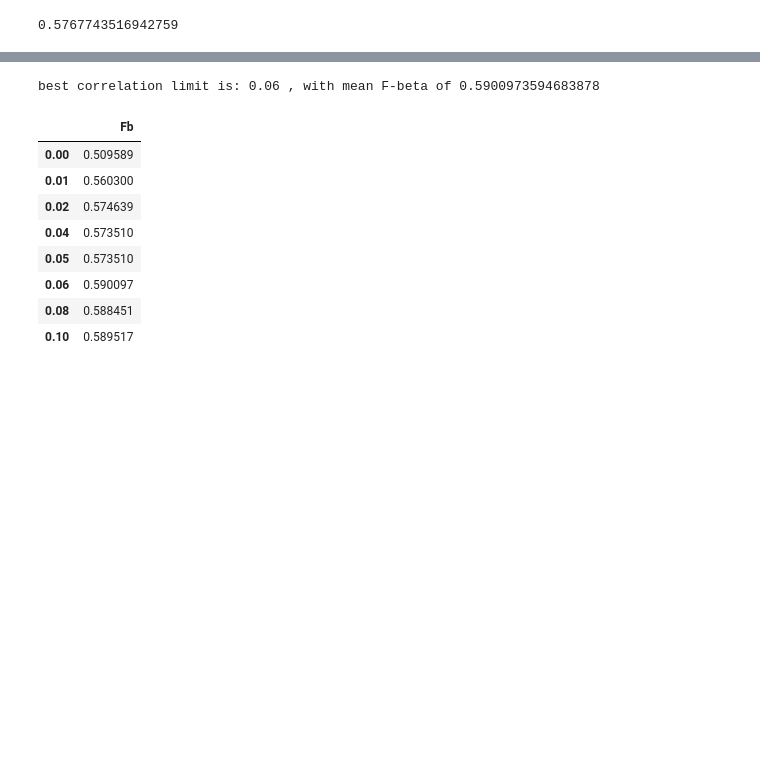
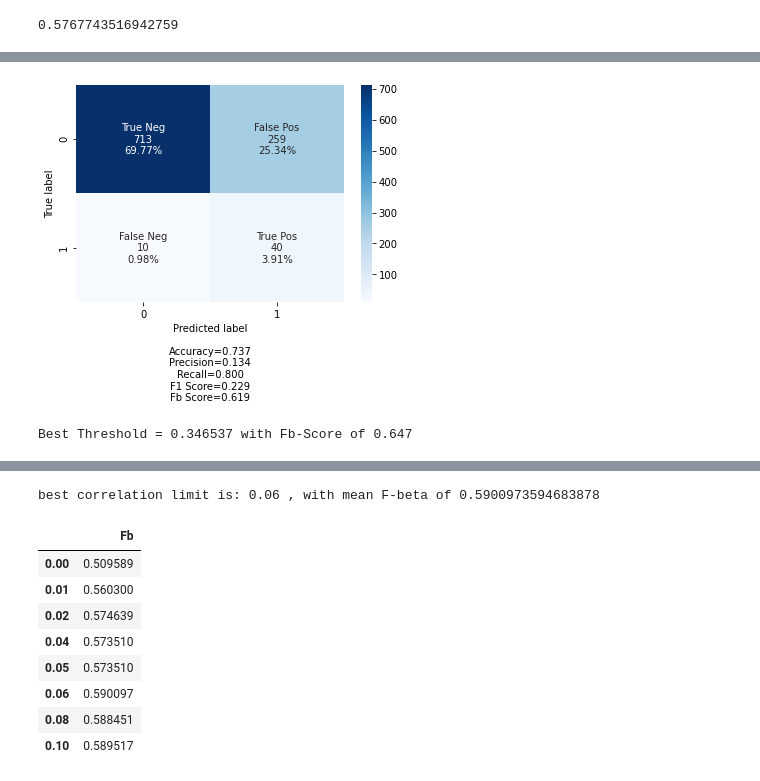
Before and after one commit to idankam/DataScienceCourseProject, a Jupyter notebook: Classification Notebook.ipynb, the cells around one changed output, grey strips where cells are left out. Drawn from its saved outputs; the diff is of its cells as text; code cells hidden in the pictures; blank space fills up the shorter version.

```diff
--- a/Classification Notebook.ipynb
+++ b/Classification Notebook.ipynb
@@ -1965,0 +2024,14 @@ for limit in corr_limits:
+# %%
+X_train_copy = copy_by_imp_limit(X_train_scaled, 0.09, feature_imp)
+X_test_copy = copy_by_imp_limit(X_test_scaled, 0.09, feature_imp)
+
+best_pipeline_RFC.fit(X_train_copy, y_train)
+y_prob = best_pipeline_RFC.predict_proba(X_test_copy)
+# keep probabilities for the positive outcome only
+y_prob = y_prob[:, 1]
+#y_predict = np.where(y_prob < thresholds[ix], 0, 1)
+y_predict = np.where(y_prob <= 0.5, 0, 1)
+
+cf_matrix_show(confusion_matrix(y_test, y_predict), beta=4)
+# %% [output]
+[figure, added]
@@ -1965,0 +2040,16 @@ for limit in corr_limits:
+# %%
+kf = KFold(n_splits=15, random_state=42, shuffle=True)
+predict_probability = cross_val_predict(best_pipeline_RFC, X_train_scaled, y_train, cv=kf, method='predict_proba')
+beta=4
+# keep probabilities for the positive outcome only
+stroke_prob = predict_probability[:, 1]
+precision, recall, thresholds = precision_recall_curve(y_train, stroke_prob)
+# convert to f-beta score
+fb_score = ((1+beta**2) * precision * recall) / ((beta**2)*precision + recall)
+# locate the index of the largest fb score
+np.nan_to_num(fb_score, nan=0, copy=False)
+ix = fb_score.argmax(axis=0)
+
+print('Best Threshold = %f with Fb-Score of %.3f' % (thresholds[ix], fb_score[ix]))
+# %% [output]
+Best Threshold = 0.346537 with Fb-Score of 0.647
```
Also changed, not shown: parts of 34 cells of this notebook.
